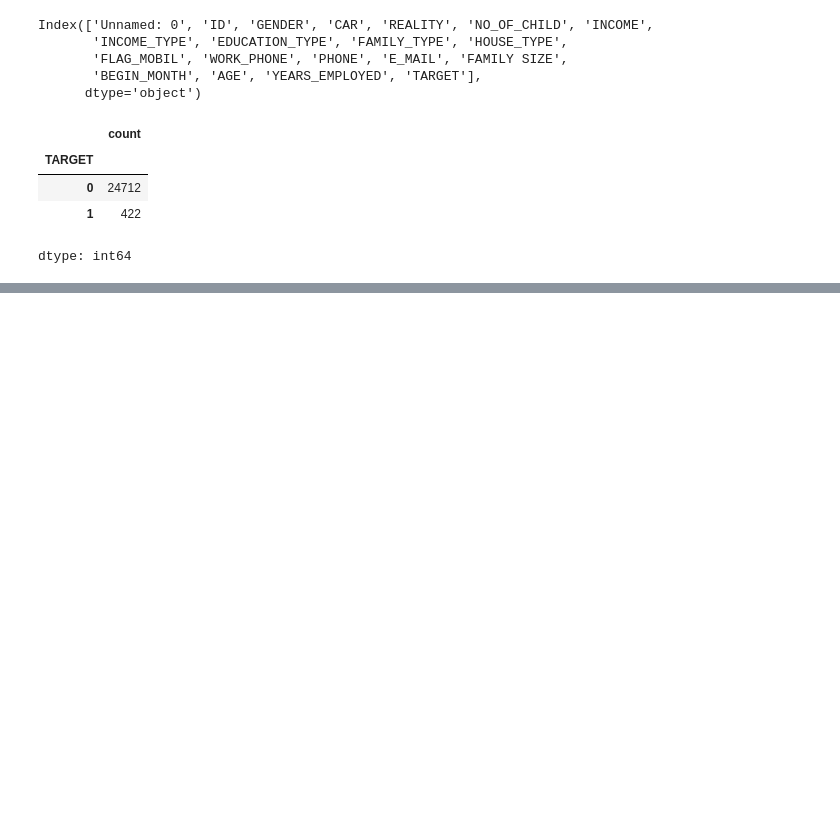
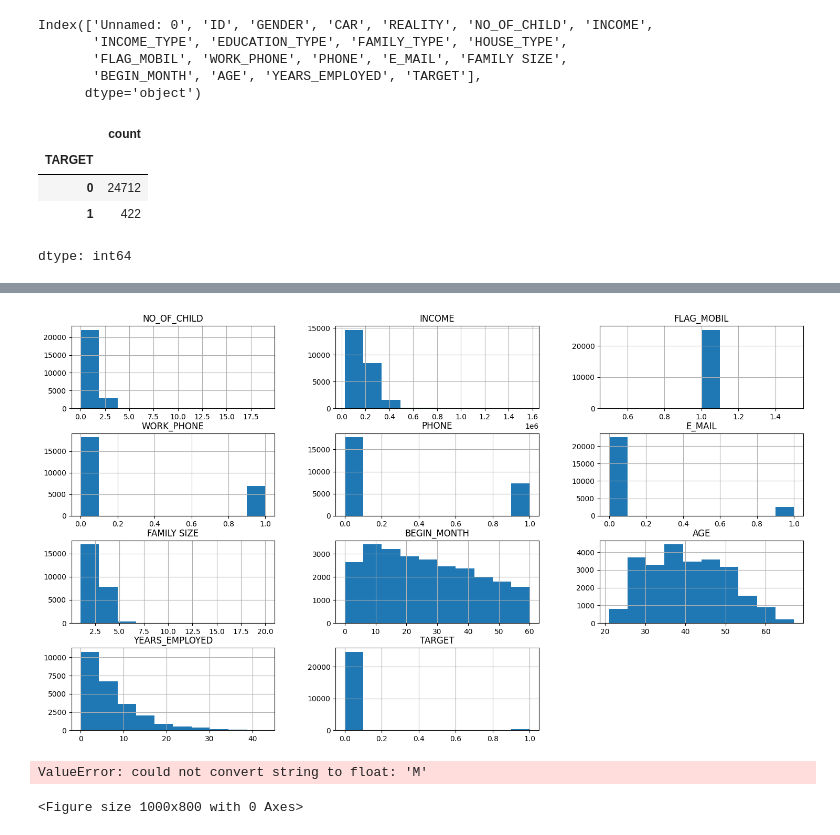
Before and after one commit to HarshGujarathi7/Data-Science-in-Finance--Independent-Study, a Jupyter notebook: Fraud_Detection_Data_Paper.ipynb, the cells around one changed output, grey strips where cells are left out. Drawn from its saved outputs; the diff is of its cells as text; code cells hidden in the pictures; blank space fills up the shorter version.

```diff
--- a/Fraud_Detection_Data_Paper.ipynb
+++ b/Fraud_Detection_Data_Paper.ipynb
@@ -36,0 +72,12 @@ ds2_test.head()
+# %%
+ds3.hist(figsize=(18,10))
+plt.show()
+# %% [output]
+[figure, added]
+# %%
+plt.figure(figsize=(10,8))
+sns.heatmap(ds3.corr(),cmap="Blues",annot=True,fmt='.2f')
+plt.show()
+# %% [output]
+ValueError: could not convert string to float: 'M'
+<Figure size 1000x800 with 0 Axes>
```
Also changed, not shown: parts of 8 cells of this notebook.
